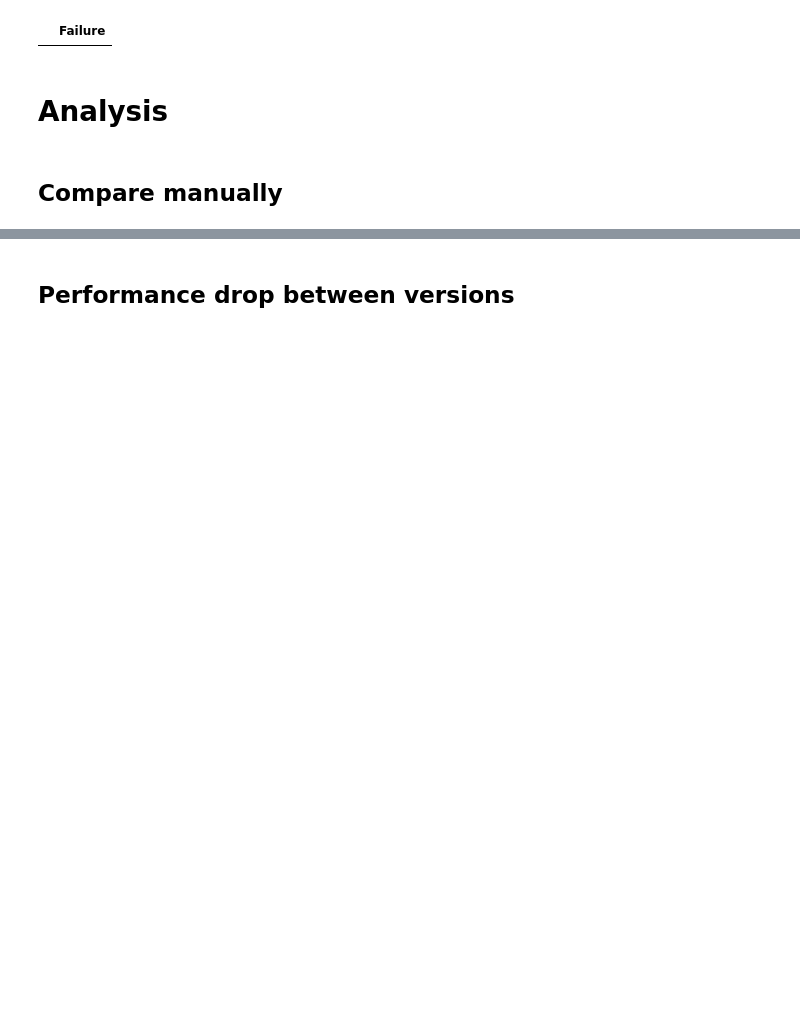
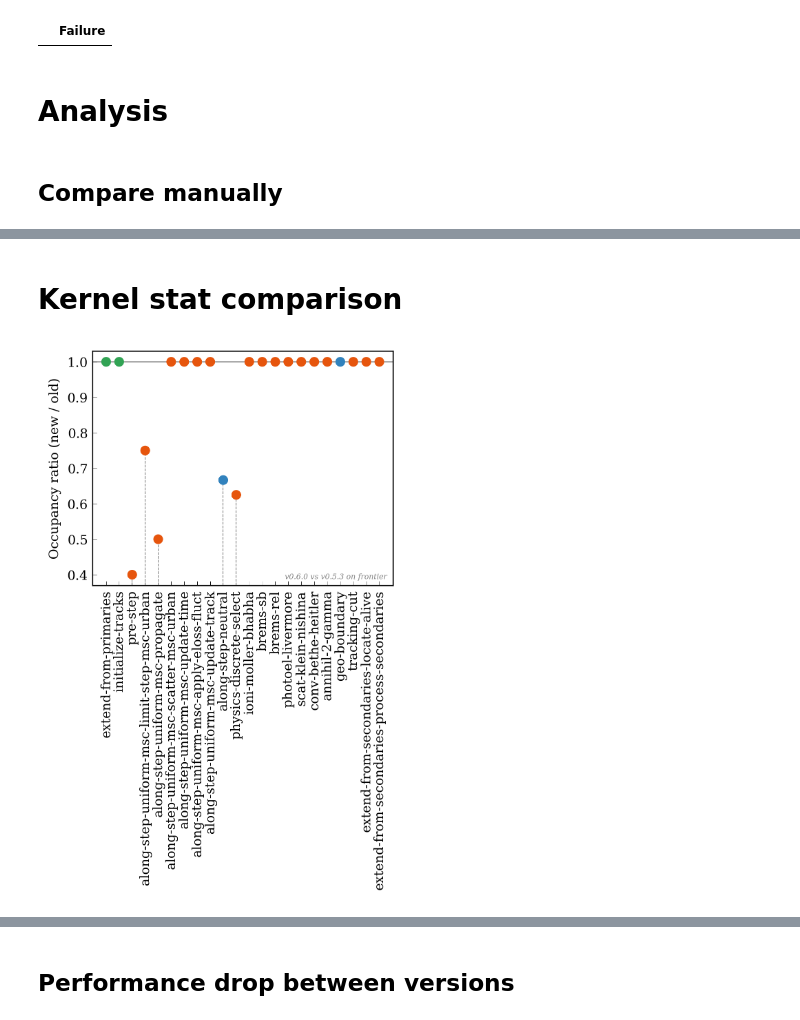
Before and after one commit to celeritas-project/regression, a Jupyter notebook: compare.ipynb, the cells around one changed output, grey strips where cells are left out. Cells and saved outputs as stored; diff of their text form; code cells hidden in the pictures; blank space fills up the shorter version.

Commit message:
Add comparison

```diff
--- a/compare.ipynb
+++ b/compare.ipynb
@@ -144,2 +145,4 @@ gpu+g4        65536.0
 gpu+sync          NaN
 Name: cms-hgcal, dtype: float64
+# %% [markdown]
+# Kernel stat comparison
@@ -145,0 +164,35 @@ Name: cms-hgcal, dtype: float64
+# %%
+cmap = mpl.colormaps["tab20c"] # 5 groups of 4 shades
+def _get_color(color, shade = 0):
+    shade = shade % 4
+    return cmap((color % 5) * 4 + shade)
+
+def annotate_rel(ax):
+    return ax.text(0.98, 0.02,
+        f"{version} vs {oldversion} on {system}",
+        va='bottom', ha='right',
+        fontstyle='italic', color=(0.5,)*3, size='xx-small',
+        transform=ax.transAxes,
+        zorder=-100
+    )
+
+def plot_manual_ratio(ratio):
+    (fig, ax) = plt.subplots(1, 1)
+    colors = np.array([_get_color(analyze.get_action_priority(name)) for name in ratio.index])
+    ax.scatter(range(len(ratio)), ratio, c=colors)
+    ax.set_xticklabels(ratio.index, rotation=90)
+    ax.set_xticks(range(len(ratio)))
+    ax.axhline(1.0, color='grey', linestyle='-', linewidth=0.8, zorder=-1)
+    annotate_rel(ax)
+
+    ymin_dat, ymax_dat = ax.get_ylim()
+    for i, val in enumerate(ratio):
+        if val != 1.0:
+            ax.axvline(i, ymin=0, ymax=(val - ymin_dat) / (ymax_dat - ymin_dat), color='grey', linestyle='--', linewidth=0.5, zorder=-2)
+    return (fig, ax)
+# %%
+(fig, ax) = plot_manual_ratio(new_kernel_stats["occupancy"] / old_kernel_stats["occupancy"])
+ax.set_ylabel('Occupancy ratio (new / old)')
+ax.get_figure().savefig(f"results-old/{system}/rel-occupancy.png")
+# %% [output]
+[figure, added]
```
Also changed, not shown: parts of 14 cells of this notebook, 2 other files.
